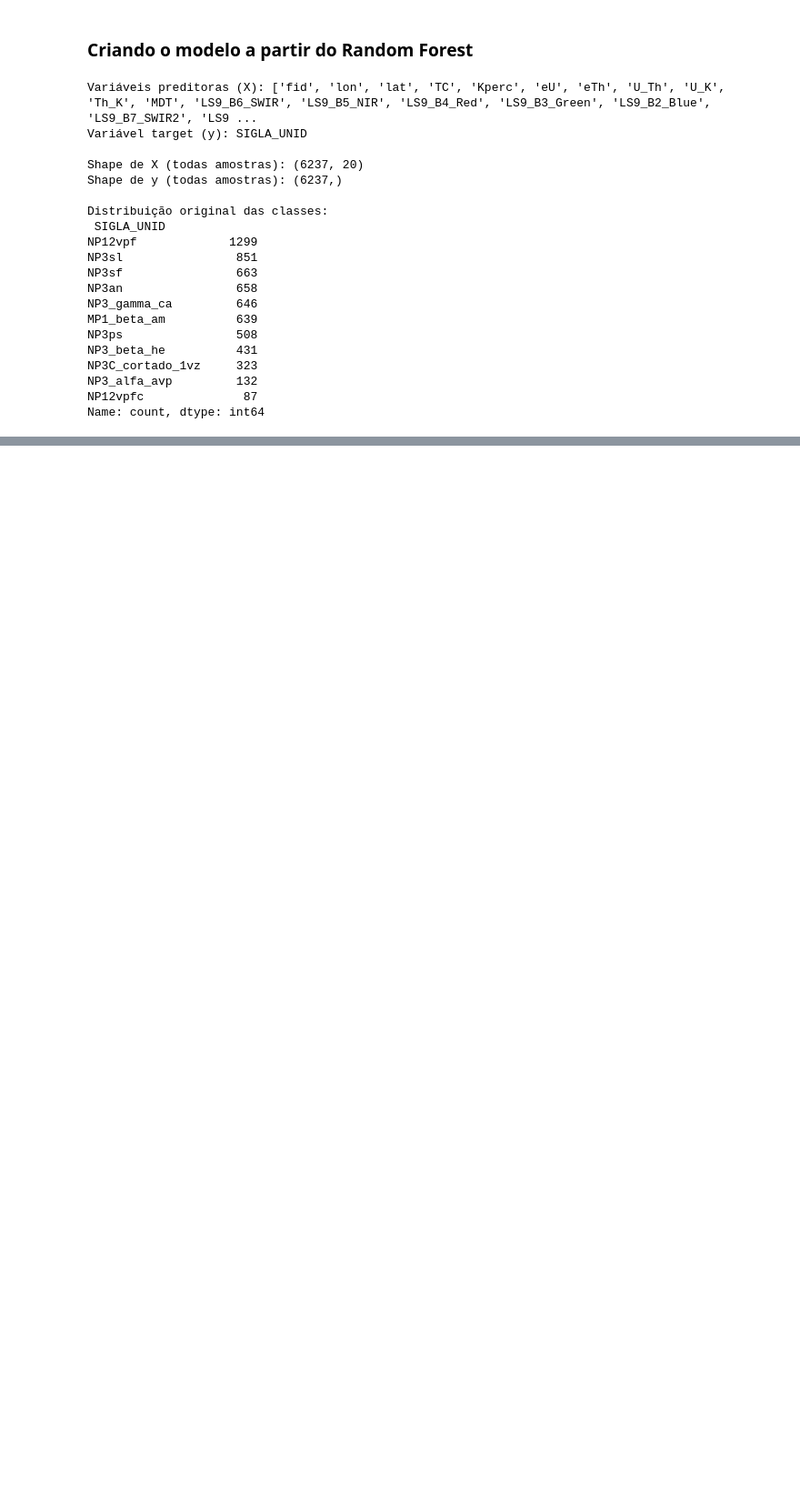
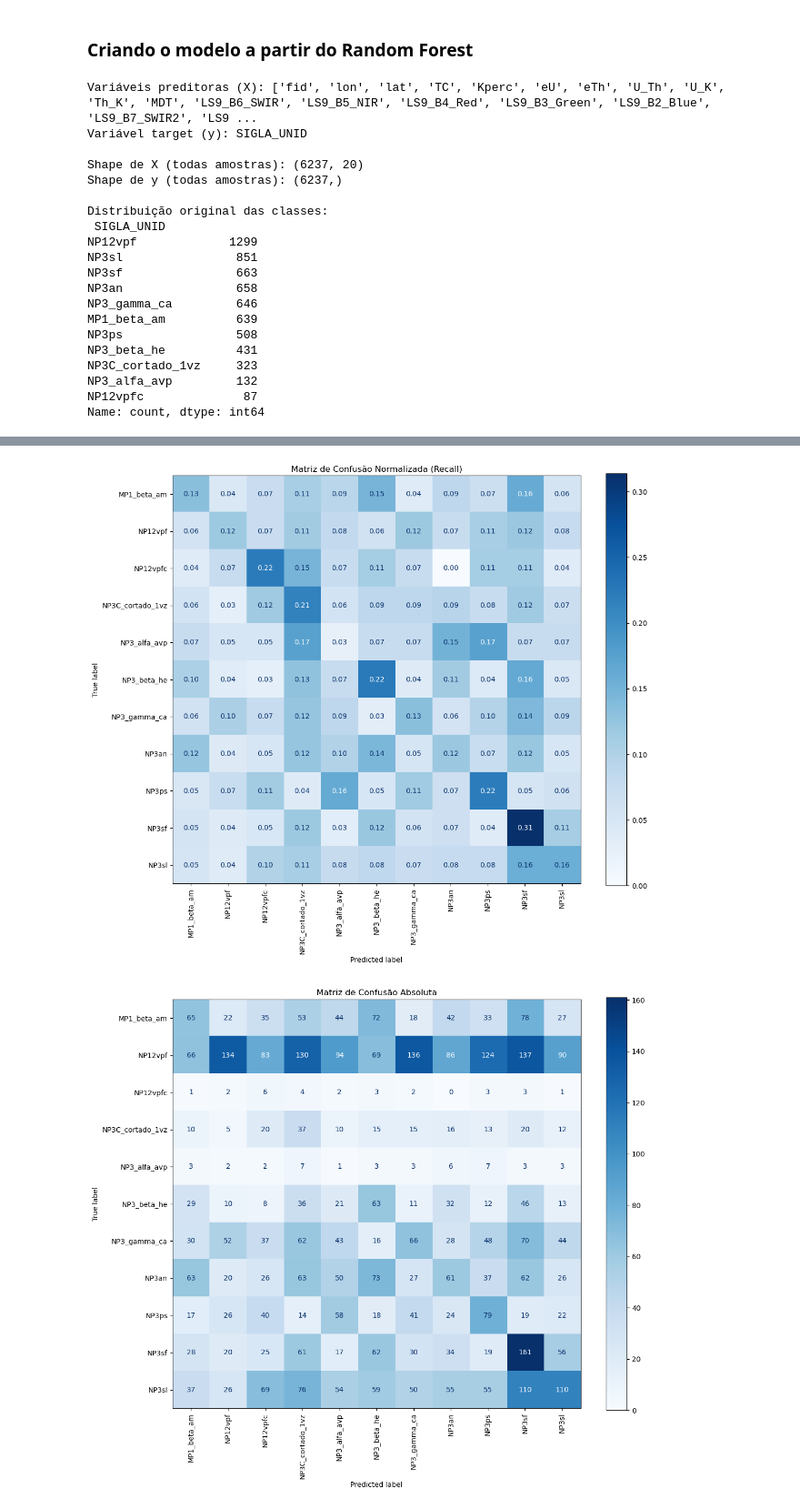
Before and after one commit to Matias-Valladao/ML-GeoPredict-Lavras, a Jupyter notebook: RF_PassFeio_So_RF_V1,2.ipynb, the cells around one changed output, grey strips where cells are left out. Shown at 91% size. Drawn from its saved outputs; the diff is of its cells as text; code cells hidden in the pictures; blank space fills up the shorter version.

```diff
--- a/RF_PassFeio_So_RF_V1,2.ipynb
+++ b/RF_PassFeio_So_RF_V1,2.ipynb
@@ -519,0 +542,15 @@ NP3C_cortado_1vz       0.90      0.97      0.94        97
+# %%
+from sklearn.metrics import classification_report, confusion_matrix, accuracy_score, balanced_accuracy_score
+
+# Obter o melhor modelo
+best_rf = grid_search.best_estimator_
+
+# Fazer previsões
+y_pred = best_rf.predict(X_test)
+y_proba = best_rf.predict_proba(X_test)
+
+# Métricas básicas
+print(f"Melhores parâmetros: {grid_search.best_params_}\n")
+print(f"Acurácia: {accuracy_score(y_test, y_pred):.4f}")
+print(f"Acurácia Balanceada: {balanced_accuracy_score(y_test, y_pred):.4f}\n")
+print("Relatório de Classificação:\n", classification_report(y_test, y_pred, digits=4))
@@ -519,0 +575,36 @@ NP3C_cortado_1vz       0.90      0.97      0.94        97
+# %%
+import matplotlib.pyplot as plt
+import seaborn as sns
+from sklearn.metrics import ConfusionMatrixDisplay
+
+# Matriz de confusão normalizada por linha (recall)
+fig, ax = plt.subplots(figsize=(12, 10))
+ConfusionMatrixDisplay.from_predictions(
+    y_test,
+    y_pred,
+    normalize='true',
+    cmap='Blues',
+    ax=ax,
+    values_format='.2f',
+    xticks_rotation=90
+)
+plt.title('Matriz de Confusão Normalizada (Recall)')
+plt.tight_layout()
+plt.show()
+
+# Matriz de confusão absoluta
+fig, ax = plt.subplots(figsize=(12, 10))
+ConfusionMatrixDisplay.from_predictions(
+    y_test,
+    y_pred,
+    cmap='Blues',
+    ax=ax,
+    values_format='d',
+    xticks_rotation=90
+)
+plt.title('Matriz de Confusão Absoluta')
+plt.tight_layout()
+plt.show()
+# %% [output]
+[figure, added]
+[figure, added]
```
Also changed, not shown: parts of 14 cells of this notebook.
